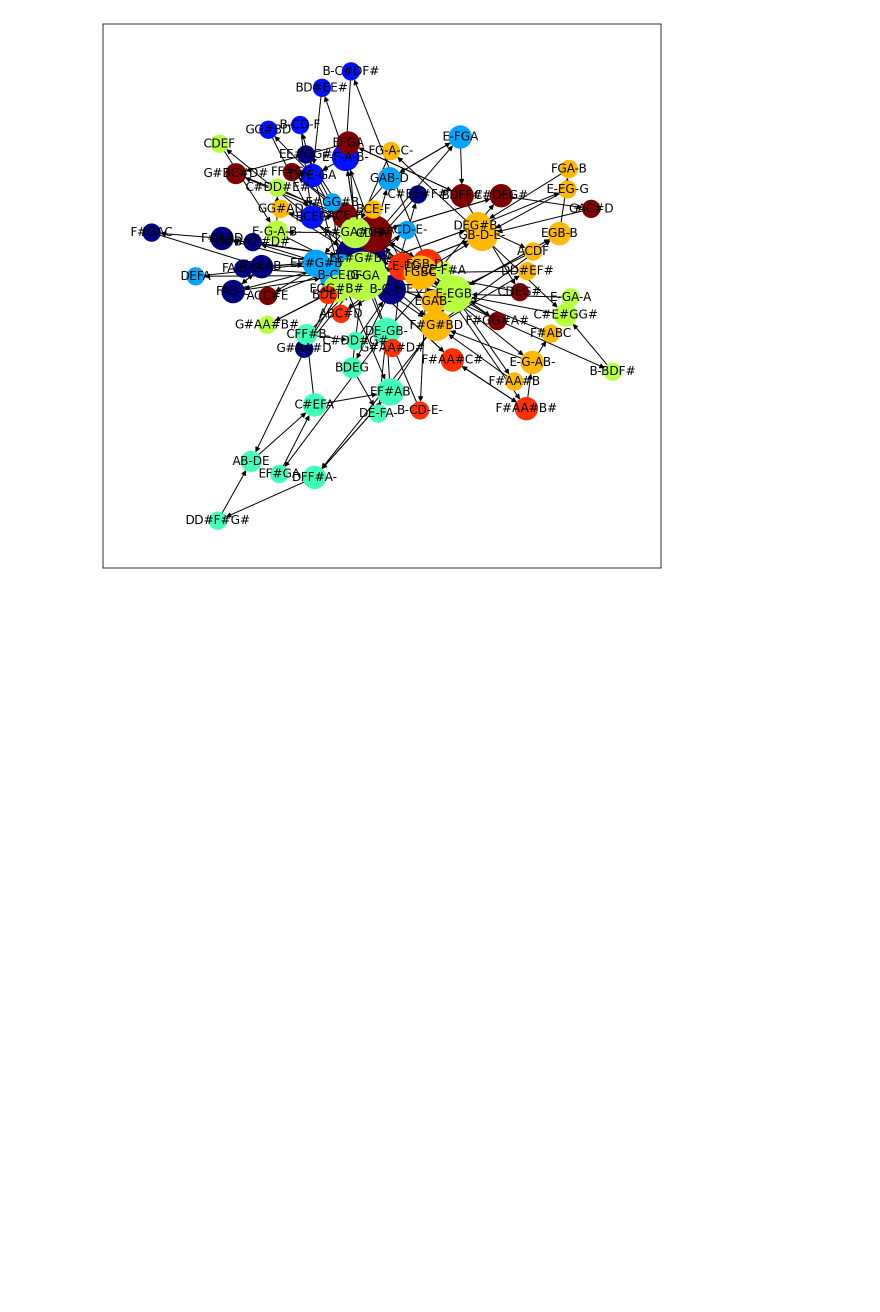
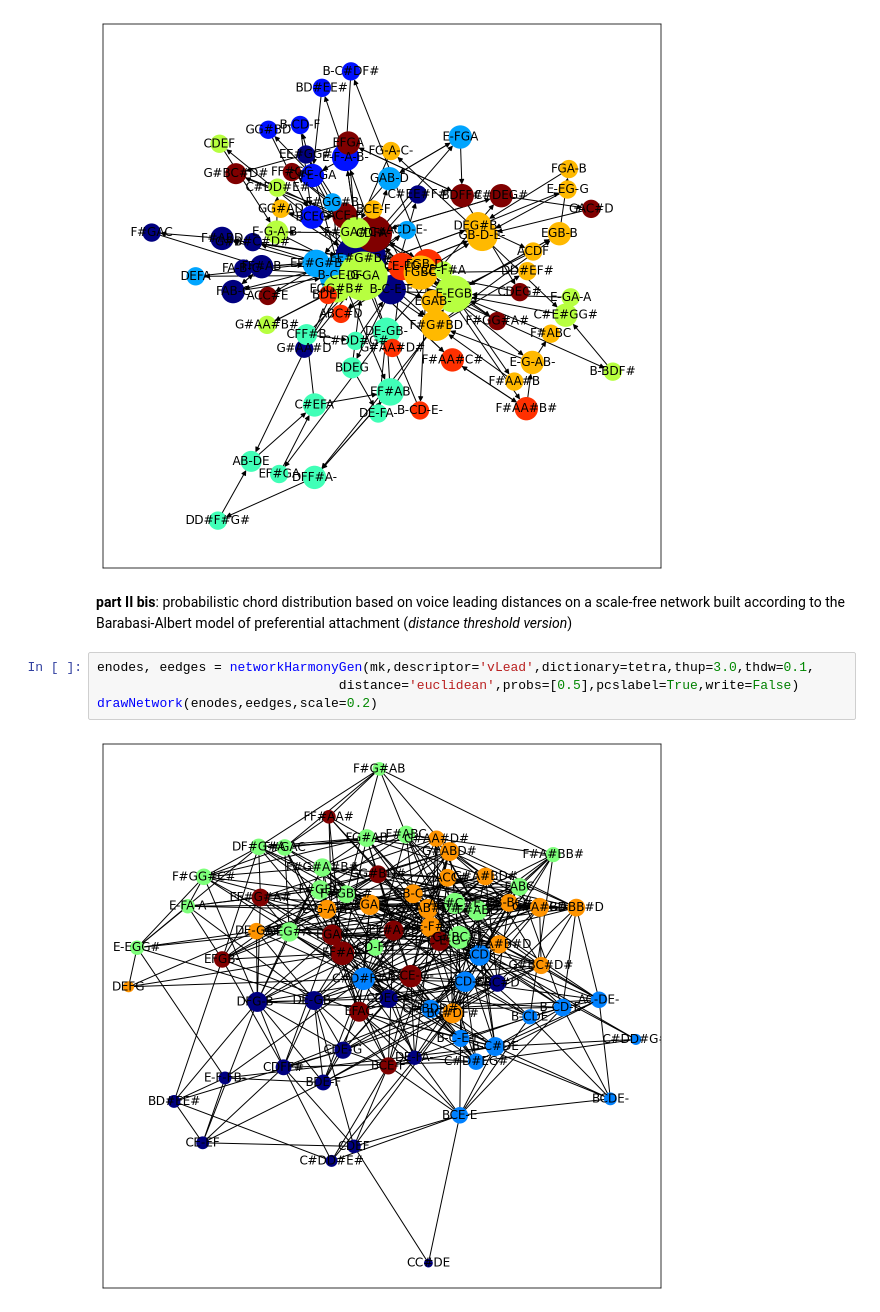
Before and after one commit to marcobn/musicntwrk, a Jupyter notebook: musicntwrk-2.0/examples/Examples-advanced_harmony.ipynb, the cells around one changed output. Drawn from its saved outputs; the diff is of its cells as text; blank space fills up the shorter version.

```diff
--- a/musicntwrk-2.0/examples/Examples-advanced_harmony.ipynb
+++ b/musicntwrk-2.0/examples/Examples-advanced_harmony.ipynb
@@ -153,3 +153,11 @@ Number of edges (odd): 378
 Number of edges in matching: 14
 Length of Eulerian circuit: 180
 [figure]
+# %% [markdown]
+__part II bis__: probabilistic chord distribution based on voice leading distances on a scale-free network built according to the Barabasi-Albert model of preferential attachment (*distance threshold version*)
+# %%
+enodes, eedges = networkHarmonyGen(mk,descriptor='vLead',dictionary=tetra,thup=3.0,thdw=0.1,
+                               distance='euclidean',probs=[0.5],pcslabel=True,write=False)
+drawNetwork(enodes,eedges,scale=0.2)
+# %% [output]
+[figure, added]
```
Also changed, not shown: parts of 2 cells of this notebook, 2 other files.
